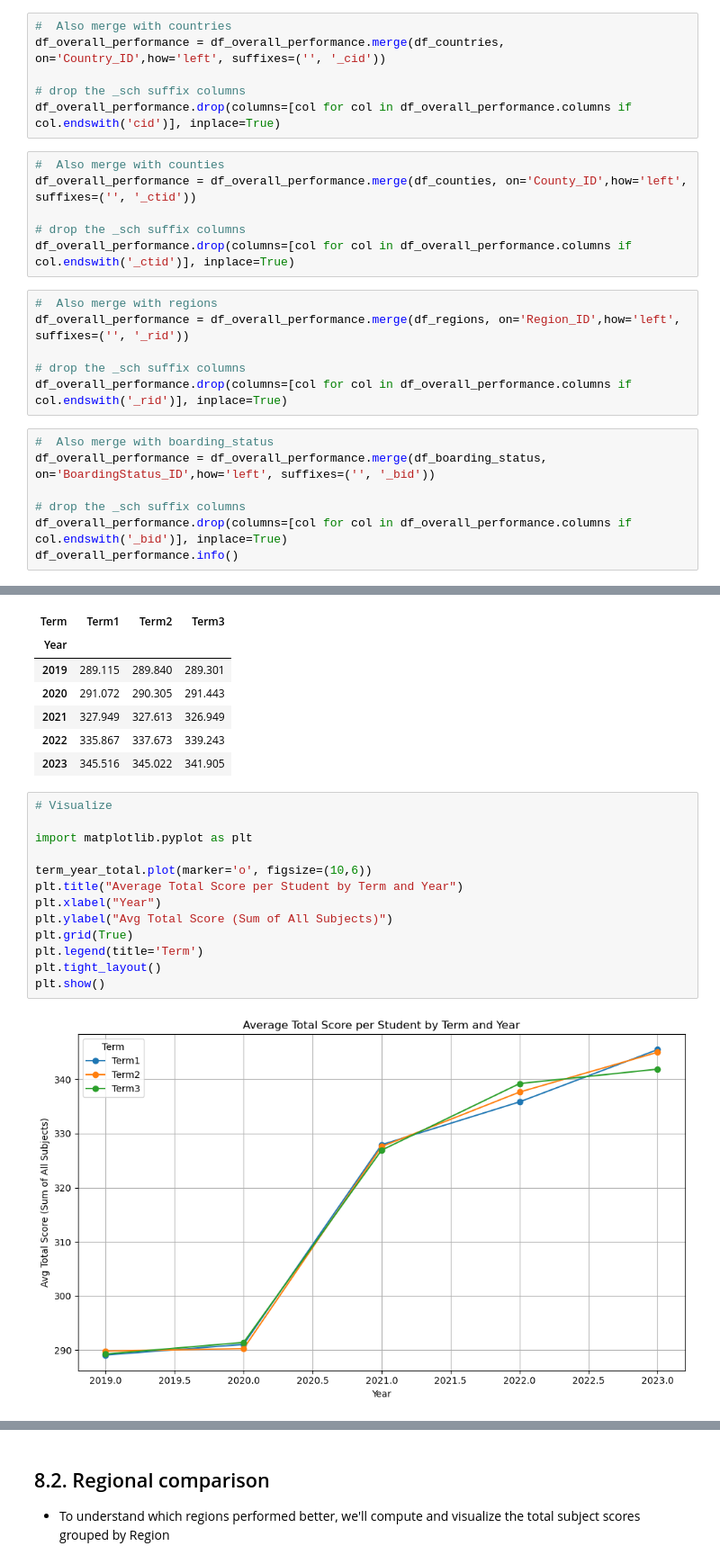
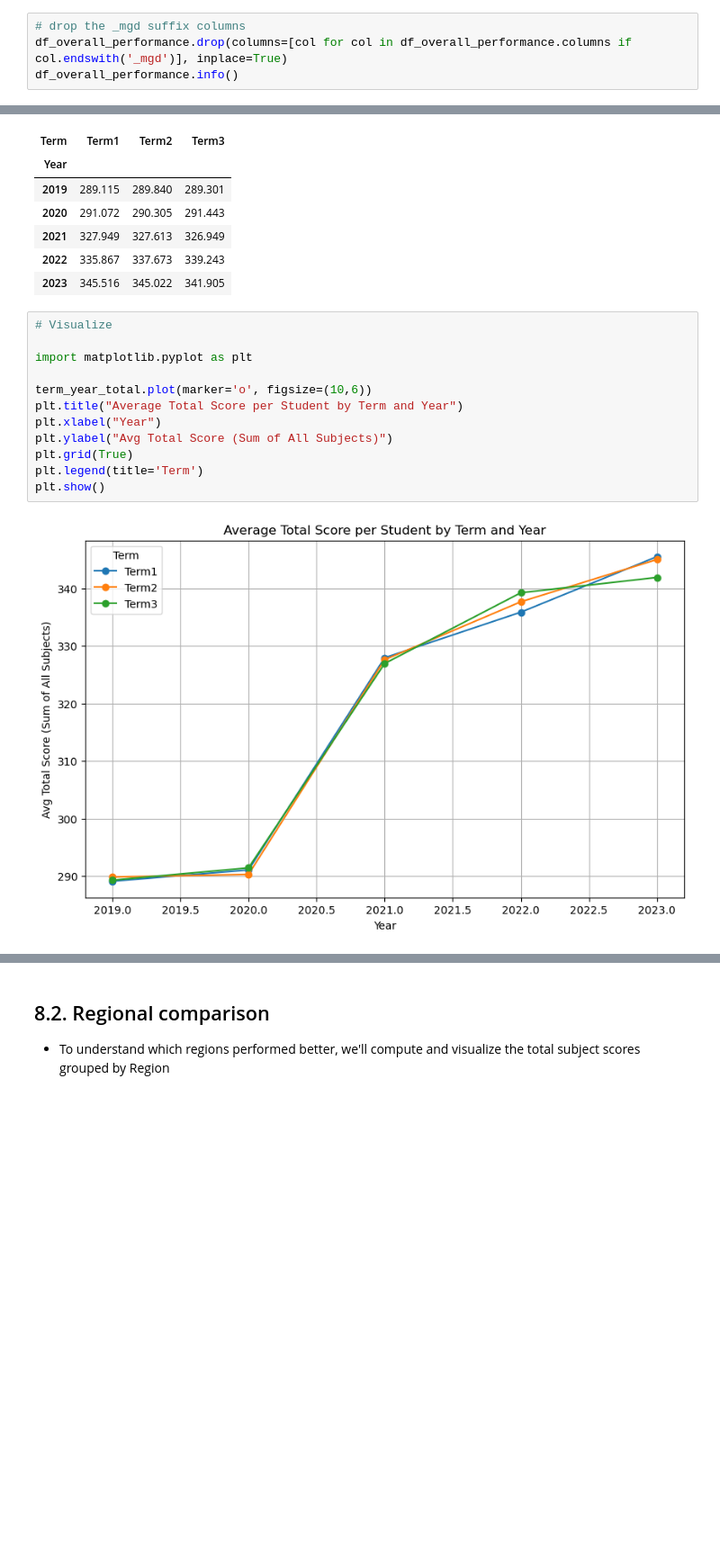
Before and after one commit to kandyshan/EduPulse-Student-Performance-Analysis, a Jupyter notebook: Notebooks/EduPulse-Student-Performance-Analysis.ipynb, the cells around one changed output, grey strips where cells are left out. Shown: that part at 90% size. Drawn from its saved outputs; the diff is of its cells as text; blank space fills up the shorter version.

Commit message:
Update: EduPulse-Student-Performance-Analysis.ipynb v2 with customized charts and code enhancement

```diff
--- a/Notebooks/EduPulse-Student-Performance-Analysis.ipynb
+++ b/Notebooks/EduPulse-Student-Performance-Analysis.ipynb
@@ -441,27 +445,6 @@ df_overall_performance.drop(columns=[col for col in df_overall_performance.colum
-# %%
-#  Also merge with countries
-df_overall_performance = df_overall_performance.merge(df_countries, on='Country_ID',how='left', suffixes=('', '_cid'))
-
-# drop the _sch suffix columns
-df_overall_performance.drop(columns=[col for col in df_overall_performance.columns if col.endswith('cid')], inplace=True)
-# %%
-#  Also merge with counties
-df_overall_performance = df_overall_performance.merge(df_counties, on='County_ID',how='left', suffixes=('', '_ctid'))
-
-# drop the _sch suffix columns
-df_overall_performance.drop(columns=[col for col in df_overall_performance.columns if col.endswith('_ctid')], inplace=True)
-# %%
-#  Also merge with regions
-df_overall_performance = df_overall_performance.merge(df_regions, on='Region_ID',how='left', suffixes=('', '_rid'))
-
-# drop the _sch suffix columns
-df_overall_performance.drop(columns=[col for col in df_overall_performance.columns if col.endswith('_rid')], inplace=True)
 # %%
-#  Also merge with boarding_status
-df_overall_performance = df_overall_performance.merge(df_boarding_status, on='BoardingStatus_ID',how='left', suffixes=('', '_bid'))
-
-# drop the _sch suffix columns
-df_overall_performance.drop(columns=[col for col in df_overall_performance.columns if col.endswith('_bid')], inplace=True)
+# drop the _mgd suffix columns
+df_overall_performance.drop(columns=[col for col in df_overall_performance.columns if col.endswith('_mgd')], inplace=True)
 df_overall_performance.info()
 # %% [output]
 <class 'pandas.core.frame.DataFrame'>
@@ -540,18 +523,17 @@ term_year_total
 # %%
 # Visualize
 
 import matplotlib.pyplot as plt
 
 term_year_total.plot(marker='o', figsize=(10,6))
 plt.title("Average Total Score per Student by Term and Year")
 plt.xlabel("Year")
 plt.ylabel("Avg Total Score (Sum of All Subjects)")
 plt.grid(True)
 plt.legend(title='Term')
-plt.tight_layout()
 plt.show()
 # %% [output]
-[figure, old version]
+[figure, new version]
 # %% [markdown]
 ## Key Observations: Term & Year Performance Trends
 
```
Also changed, not shown: parts of 23 cells of this notebook, 4 other files.
